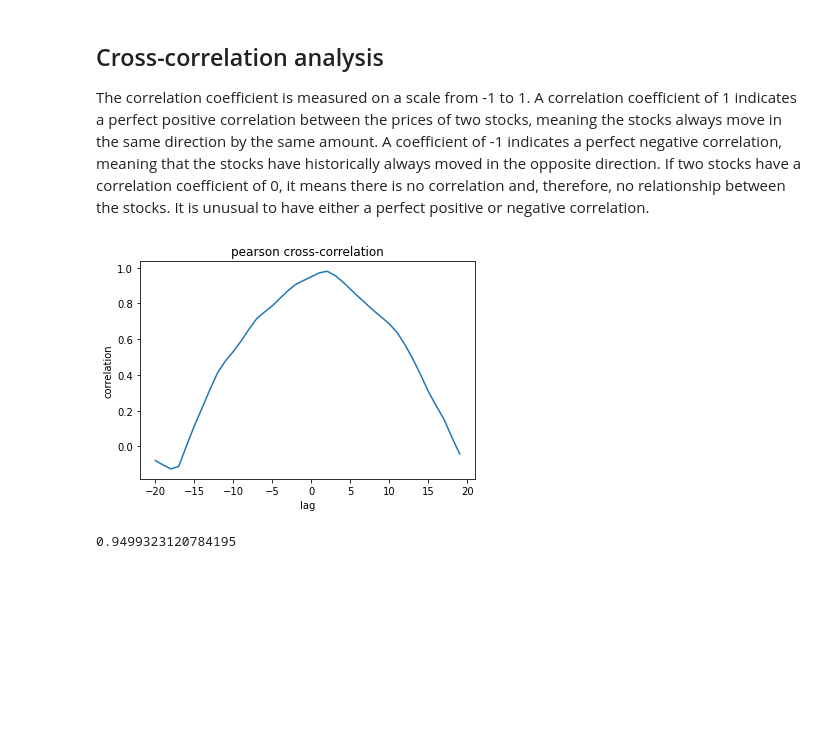
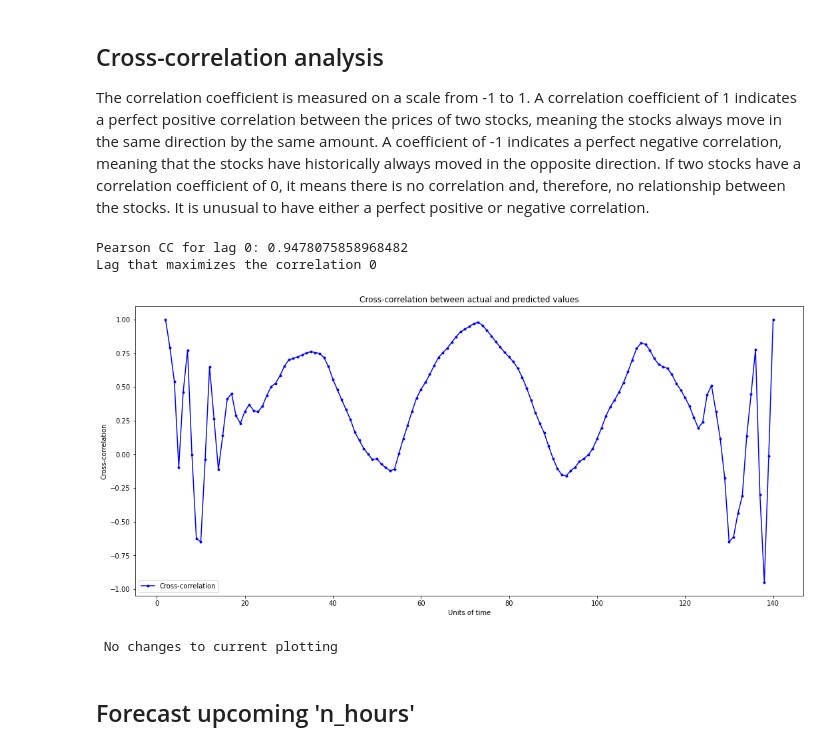
Before and after one commit to paulcodrea/crypto_price_prediction, a Jupyter notebook: 7_LSTM_prediction_BTC_price_and_sentiment.ipynb, the cells around one changed output. Cells and saved outputs as stored; diff of their text form; code cells hidden in the pictures; blank space fills up the shorter version.

```diff
--- a/7_LSTM_prediction_BTC_price_and_sentiment.ipynb
+++ b/7_LSTM_prediction_BTC_price_and_sentiment.ipynb
@@ -95,8 +77,8 @@ data_scaled = sc.fit_transform(df_values)
 # %%
 # Splitting data into training and testing data
 
-train_index = int(wandb.config['training_index'] * len(data_scaled))
-val_index = train_index + int(wandb.config['validation_index'] * len(data_scaled))
+train_index = int(wandb.config['train_p'] * len(data_scaled))
+val_index = train_index + int(wandb.config['val_p'] * len(data_scaled))
 
 train = data_scaled[:train_index]
 val = data_scaled[train_index:val_index]
@@ -246,8 +259,8 @@ MAPE (percentage): 83.9814
 ## Cross-correlation analysis
 The correlation coefficient is measured on a scale from -1 to 1. A correlation coefficient of 1 indicates a perfect positive correlation between the prices of two stocks, meaning the stocks always move in the same direction by the same amount. A coefficient of -1 indicates a perfect negative correlation, meaning that the stocks have historically always moved in the opposite direction. If two stocks have a correlation coefficient of 0, it means there is no correlation and, therefore, no relationship between the stocks. It is unusual to have either a perfect positive or negative correlation.
 # %%
-actual_price = pd.DataFrame(y_test, columns=['price'])
-predicted_price = pd.DataFrame(y_pred, columns=['price'])
+actual_price_df = pd.DataFrame(y_test, columns=['price'])
+predicted_price_df = pd.DataFrame(y_pred, columns=['price'])
 # %%
 def crosscorr(datax, datay, lag=0, method="pearson"):
     """ Lag-N cross correlation.
@@ -261,16 +274,47 @@ def crosscorr(datax, datay, lag=0, method="pearson"):
     crosscorr : float
     """
     return datax.corr(datay.shift(lag), method=method)
-# %%
-xcov = [crosscorr(predicted_price['price'], actual_price['price'], lag=i, method="pearson") for i in range(-20,20)]
-plt.plot(range(-20,20), xcov)
-plt.title("pearson cross-correlation")
-plt.xlabel("lag")
-plt.ylabel("correlation")
-plt.show()
-# %% [output]
-[figure, removed]
-# %%
-actual_price['price'].corr(predicted_price['price'])
-# %% [output]
-0.9499323120784195
+# %%
+# Calculate the Pearson Cross Correlation for lag 0
+curr_corr = crosscorr(predicted_price_df['price'], actual_price_df['price'],
+                      method="pearson")
+
+# Print out the Correlation for lag 0
+print(f"Pearson CC for lag 0: {curr_corr}")
+
+# Process of improving the CC value
+xcov = [crosscorr(predicted_price_df['price'], actual_price_df['price'], lag=i, method="pearson") for i in range(-len(actual_price_df), len(actual_price_df))]
+
+# Identify the lag that maximizes the correlation
+lag_max = np.argmax(xcov)
+print(f"Lag that maximizes the correlation {lag_max}\n\n")
+
+plt.figure(figsize=(18,8))
+plt.plot(xcov, '.-', color='blue', label='Cross-correlation', alpha=1)
+plt.title("Cross-correlation between actual and predicted values")
+plt.xlabel("Units of time")
+plt.ylabel("Cross-correlation")
+plt.legend()
+plt.show()
+
+
+# If the Lag is different from 0 then shift the predicted price df and plot again
+if lag_max != 0:
+  # Use the lag value to shift the predicted values to align with the actual values
+  predicted_price_df['price'] = predicted_price_df['price'].shift(lag_max)
+
+
+  plt.figure(figsize=(18,8))
+  plt.plot(predicted_price_df, '.-', color='blue', label='Predicted values', alpha=1)
+  plt.plot(actual_price_df, '.-', color='red', label='Real market values', alpha=0.5)
+  plt.title("Predicted values")
+  plt.xlabel("Units of time")
+  plt.ylabel("Price")
+  plt.legend()
+else:
+  print("\n\n No changes to current plotting")
+# %% [output]
+Pearson CC for lag 0: 0.9478075858968482
+Lag that maximizes the correlation 0
+[figure, added]
+ No changes to current plotting
@@ -276,0 +334,2 @@ actual_price['price'].corr(predicted_price['price'])
+# %% [markdown]
+## Forecast upcoming 'n_hours'
```
Also changed, not shown: parts of 16 cells of this notebook.
